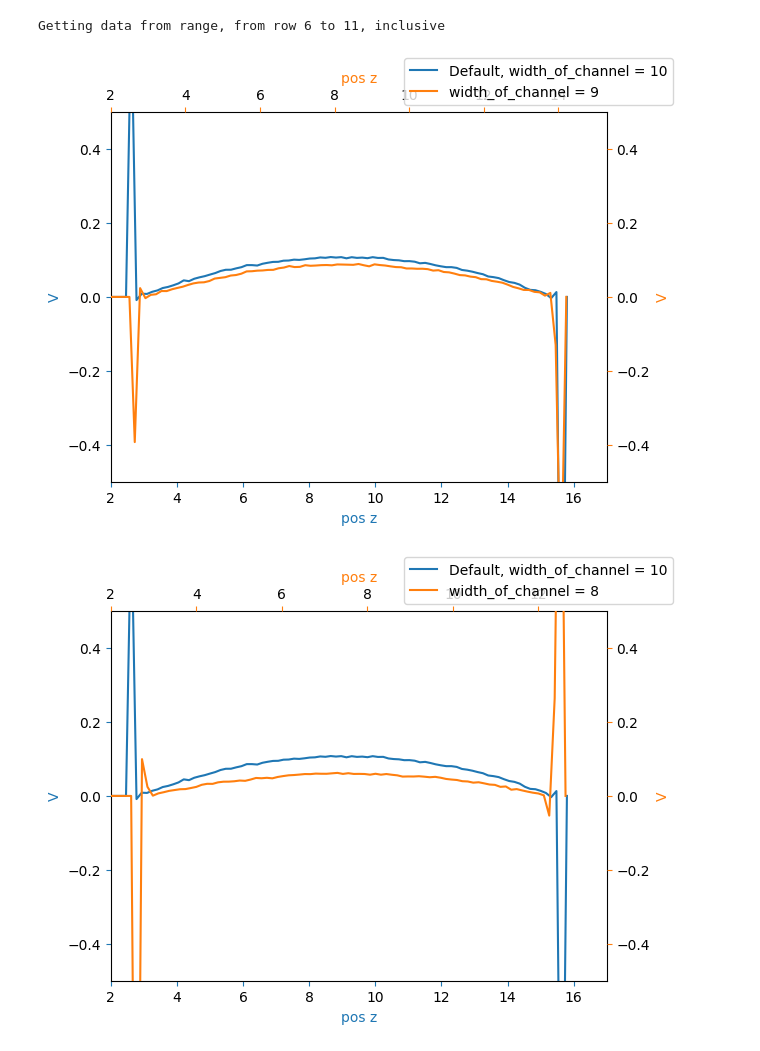
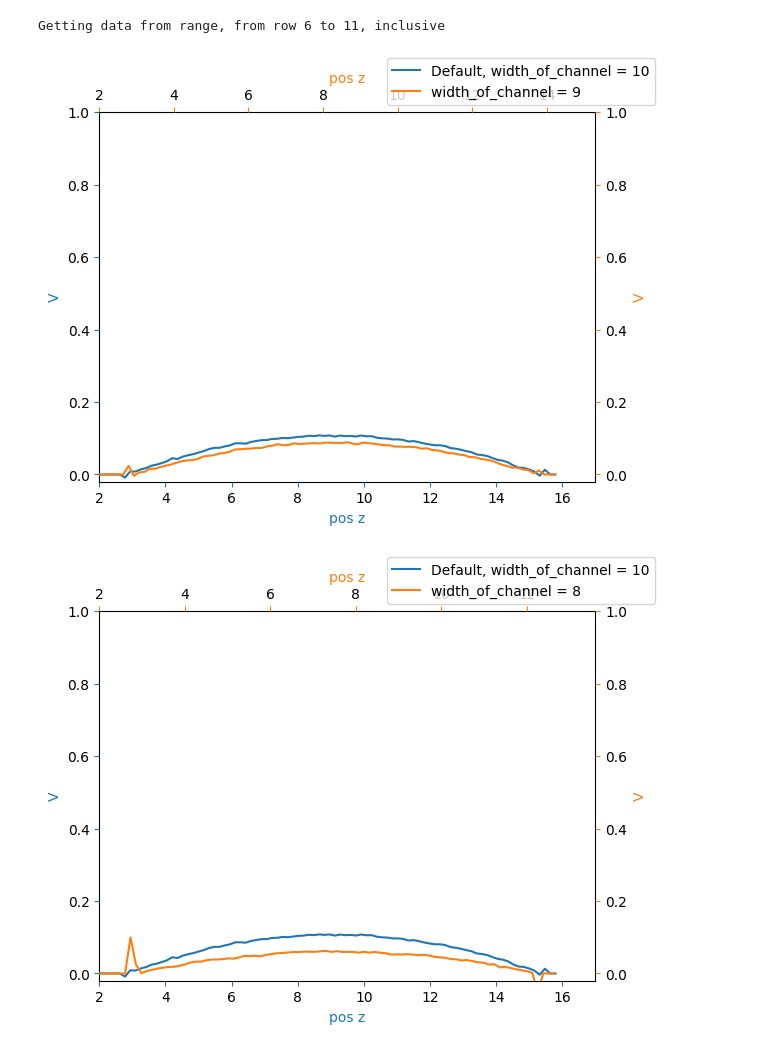
Before and after one commit to Cyandied/MathPhyscisSubjectModuleProject, a Jupyter notebook: DataDisplay/simulationData.ipynb, the cells around one changed output. Saved outputs shown, nothing was run; the diff lists cells and outputs as text; code cells hidden in the pictures.

Commit message:
More data and spike removal
- Simulated some more, all done now
- Added a function that removes the spikes from the velocity plot

```diff
--- a/DataDisplay/simulationData.ipynb
+++ b/DataDisplay/simulationData.ipynb
@@ -61,15 +61,26 @@ sims = getSeveralSims("Thea",rowRange=[6,11])
 # %% [output]
 Getting data from range, from row 6 to 11, inclusive
 # %%
+#Function to somewhat clean up the spiking action going on at the walls, only used for velocity
+def cleanSpikes(velocity):
+    newz = []
+    for i,coord in enumerate(velocity):
+        if(i==0):
+            newz.append(coord)
+            continue
+        if((coord-newz[-1]) > 0.1 or (coord-newz[-1]) < -0.1):
+            newz.append(0)
+        else: newz.append(coord)
+    return newz
+
 #Function purely to not have to look at this exact code over and over again
 def plotInFigure(plot:plt.Axes,sim:dict,label:str,plottype:str,default:pd.DataFrame=None):
     table = pd.read_csv(sim["filePath"],delimiter=" ",header=None,names=["Z","D","V","T"])
-    plot.plot(table["Z"],table[plottype],label=label,color="C0" if default==None else "C1")
+    plot.plot(table["Z"],cleanSpikes(table[plottype]) if (plottype == "V") else table[plottype],label=label,color="C0" if default==None else "C1")
     plot.set_xlabel("pos z",color="C0" if default==None else "C1")
     plot.set_ylabel(plottype,color="C0" if default==None else "C1")
     plot.tick_params(axis="x",color="C0" if default==None else "C1")
     plot.tick_params(axis="y",color="C0" if default==None else "C1")
-    plot.set_ylim(-0.5,0.5)
     plot.set_xlim(2,17)
     if default != None:
         diff = sim["simulationParams"]["width_of_channel"] - default["simulationParams"]["width_of_channel"]
@@ -81,32 +92,38 @@ def plotInFigure(plot:plt.Axes,sim:dict,label:str,plottype:str,default:pd.DataFr
 
 #We now make the plotting function
 #Plottype is either "D" density, "V" streaming velocity or "T" temperature
 def plotMySim(sim:Data,default:Data,plotType:str):
     simName = ""
     defaultName = ""
     #We figure out how the simulation is different from the default, we use this for telling them apart in naming and labels
     for key,value in sim["simulationParams"].items():
         #We ignore any discrepencies in timeblocks and steps per timeblock as we arent really interested in what happens when we vary them
         if key == "timeblocks" or key == "steps_per_timeblock":
             continue
         if value != default["simulationParams"][key]:
             simName = f'{key} = {value}'
             defaultName = f'Default, {key} = {default["simulationParams"][key]}'
 
     fig = plt.figure()
+    fig.align_ylabels()
 
     defaultPlot = fig.add_subplot(111,label="default")
     simPlot = fig.add_subplot(111,label=simName,frame_on=False)
+
+    ylim = max(defaultPlot.get_ylim()[1],simPlot.get_ylim()[1])
+
+    defaultPlot.set_ylim((-0.02, ylim))
+    simPlot.set_ylim((-0.02, ylim))
 
     plotInFigure(defaultPlot,default,defaultName,plotType)
     plotInFigure(simPlot,sim,simName,plotType,default)
 
     fig.legend()
     plt.show()
 
 #Makes a plot for every sim I have gotten earlier
 for i in range(len(sims)):
     plotMySim(sims[i],default,"V")
 # %% [output]
-[figure, old version]
+[figure, new version]
-[figure, old version]
+[figure, new version]
```
Also changed, not shown: parts of 1 cell of this notebook, 3 other files.
